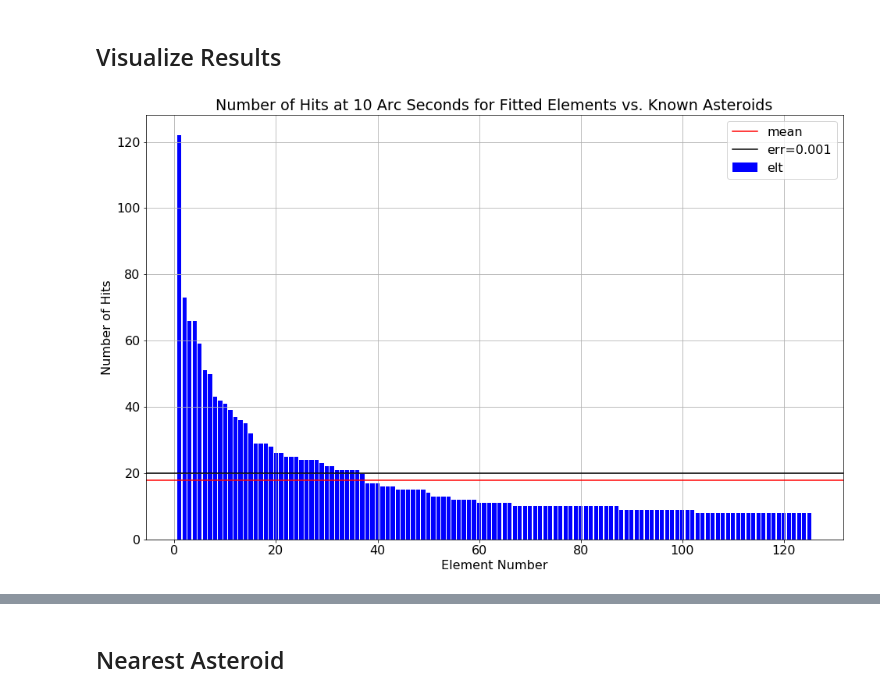
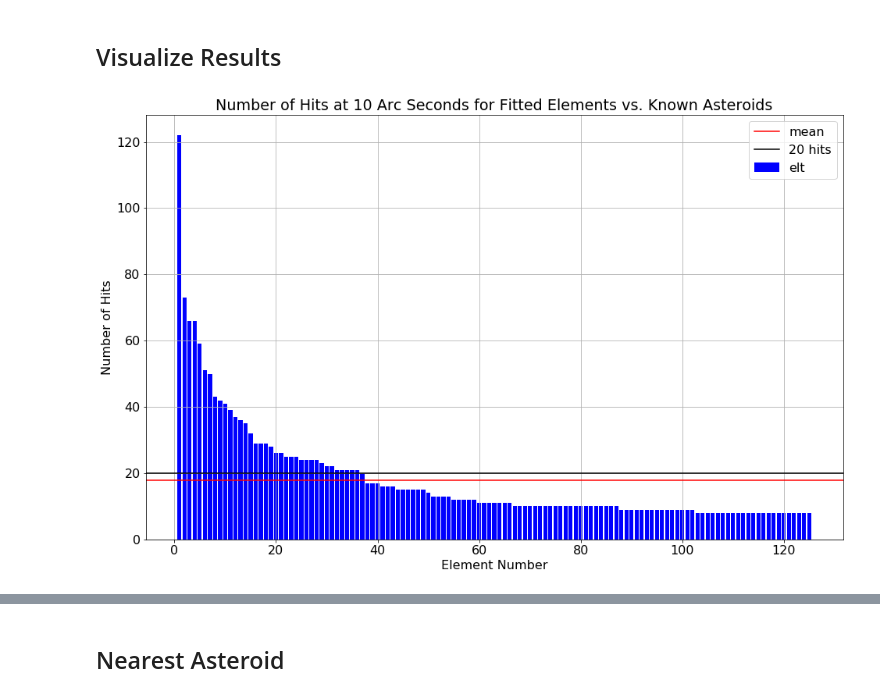
Before and after one commit to memanuel/kepler-sieve, a Jupyter notebook: jupyter/19_search_known.ipynb, the cells around one changed output, grey strips where cells are left out. Cells and saved outputs as stored; diff of their text form; code cells hidden in the pictures.

```diff
--- a/jupyter/19_search_known.ipynb
+++ b/jupyter/19_search_known.ipynb
@@ -167,22 +159,22 @@ ztf_hits[cols].loc[best_element_id]
 # %% [markdown]
 ## Visualize Results
 # %%
-plot_x = np.arange(num_elts)+1
-height = np.round(good_elts.hits)
-mean_height = np.mean(height)
-ref_height = 20
+elt_ids = np.arange(num_elts)+1
+hits = np.round(good_elts.hits)
+mean_hits = np.mean(hits)
+ref_hits = 20
 # %%
 # Plot number of hits
-fig, ax = plt.subplots()
+fig_hits, ax = plt.subplots()
 ax.set_title('Number of Hits at 10 Arc Seconds for Fitted Elements vs. Known Asteroids')
 ax.set_xlabel('Element Number')
 ax.set_ylabel('Number of Hits')
-ax.bar(x=plot_x, height=height, label='elt', color='blue')
-ax.axhline(y=mean_height, label='mean', color='red')
-ax.axhline(y=ref_height, label=f'err=0.001', color='black')
+ax.bar(x=elt_ids, height=hits, label='elt', color='blue')
+ax.axhline(y=mean_hits, label='mean', color='red')
+ax.axhline(y=ref_hits, label=f'{ref_hits} hits', color='black')
 ax.grid()
 ax.legend()
 plt.show()
 # %% [output]
-[figure, old version]
+[figure, new version]
 # %%
```
Also changed, not shown: parts of 19 cells of this notebook, 3 other files.
